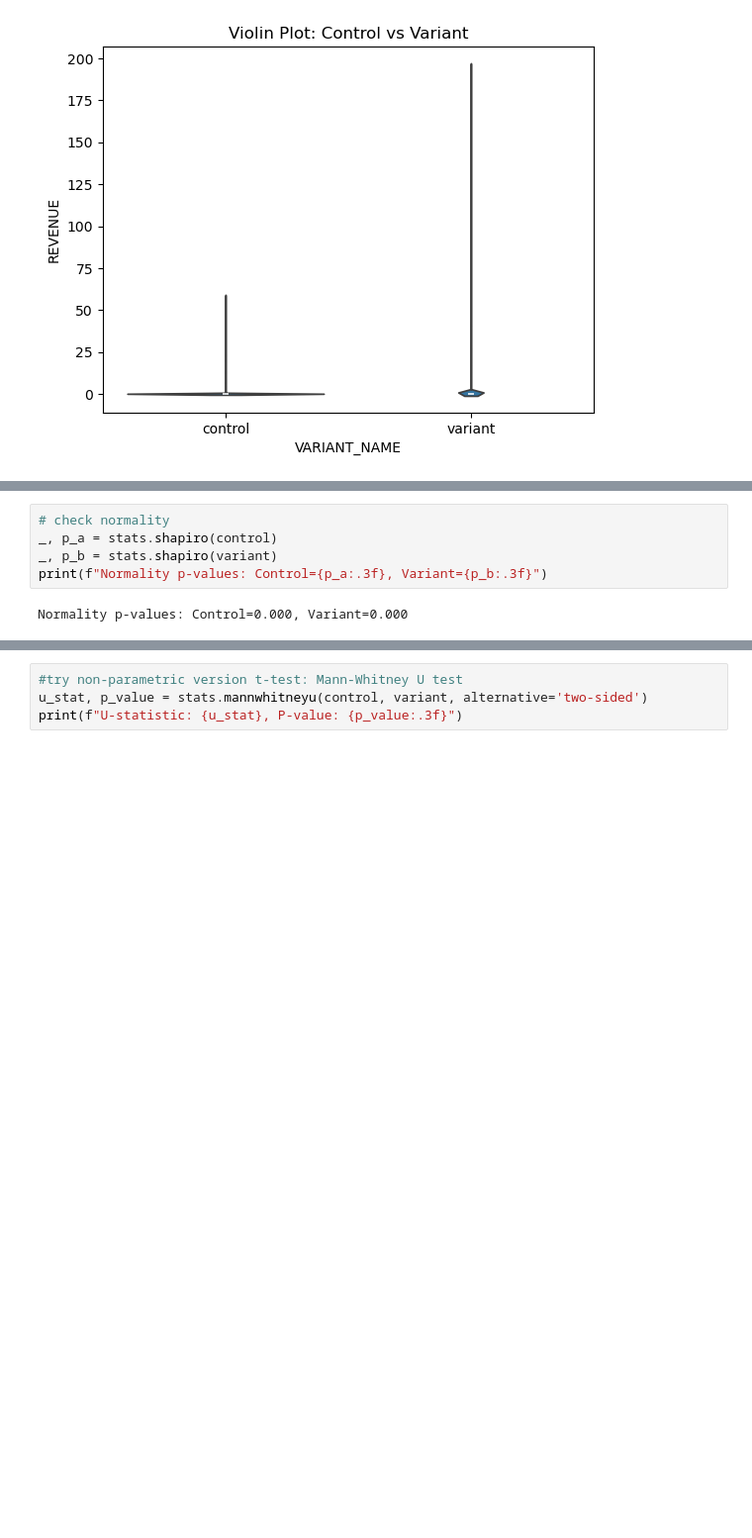
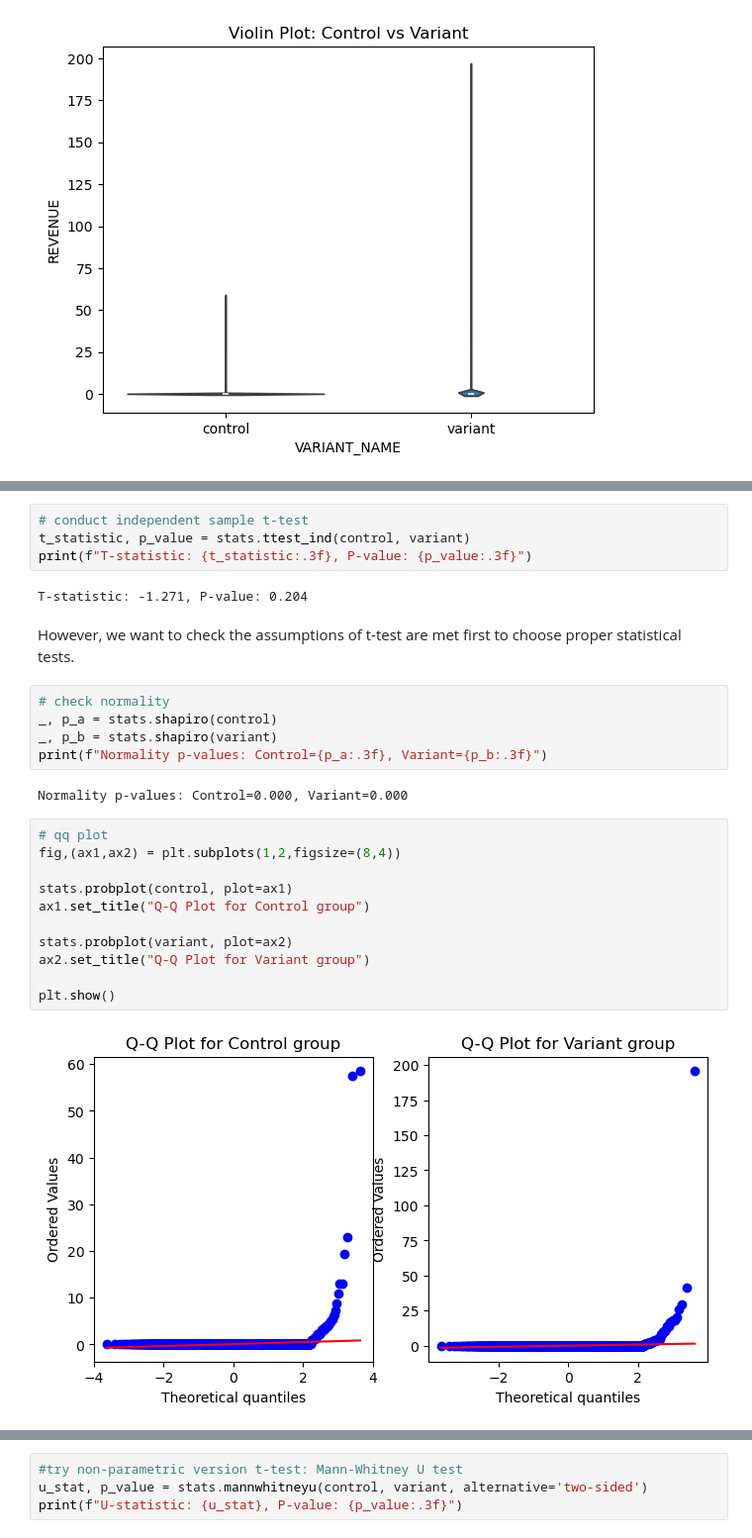
Before and after one commit to zhudan96/erdos-ux2025-uxplorers, a Jupyter notebook: uxplorers_project3.ipynb, the cells around one changed output, grey strips where cells are left out. Shown at 99% size. Drawn from its saved outputs; the diff is of its cells as text; blank space fills up the shorter version.

```diff
--- a/uxplorers_project3.ipynb
+++ b/uxplorers_project3.ipynb
@@ -71,3 +64,11 @@ plt.show()
+# %%
+# conduct independent sample t-test
+t_statistic, p_value = stats.ttest_ind(control, variant)
+print(f"T-statistic: {t_statistic:.3f}, P-value: {p_value:.3f}")
+# %% [output]
+T-statistic: -1.271, P-value: 0.204
+# %% [markdown]
+However, we want to check the assumptions of t-test are met first to choose proper statistical tests.
 # %%
 # check normality
 _, p_a = stats.shapiro(control)
@@ -75,4 +76,17 @@ _, p_b = stats.shapiro(variant)
 print(f"Normality p-values: Control={p_a:.3f}, Variant={p_b:.3f}")
 # %% [output]
 Normality p-values: Control=0.000, Variant=0.000
+# %%
+# qq plot
+fig,(ax1,ax2) = plt.subplots(1,2,figsize=(8,4))
+
+stats.probplot(control, plot=ax1)
+ax1.set_title("Q-Q Plot for Control group")
+
+stats.probplot(variant, plot=ax2)
+ax2.set_title("Q-Q Plot for Variant group")
+
+plt.show()
+# %% [output]
+[figure, added]
 # %% [markdown]
```
Also changed, not shown: parts of 5 cells of this notebook.
